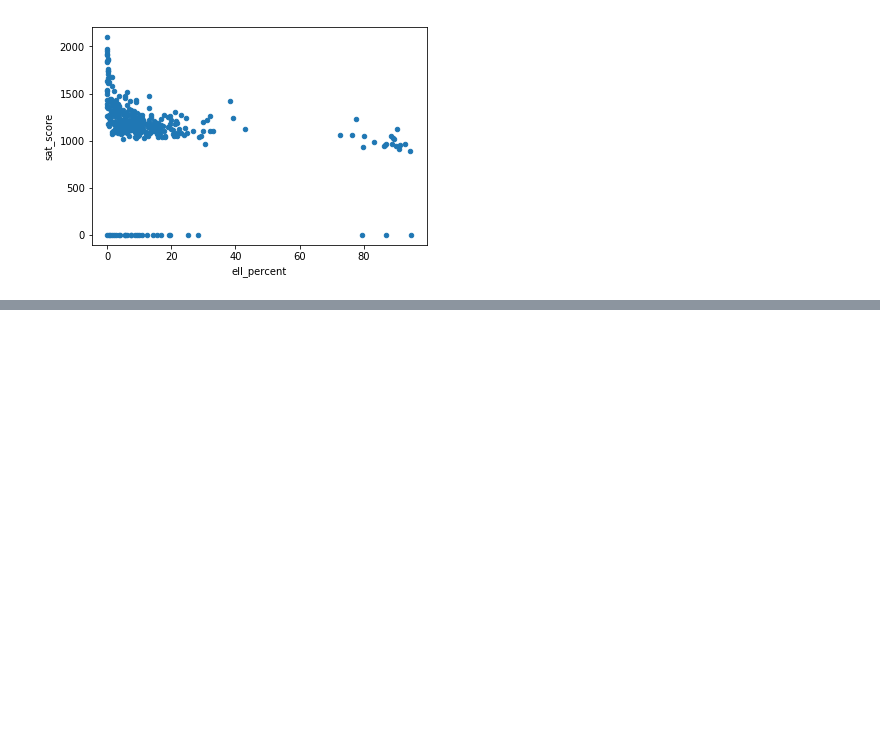
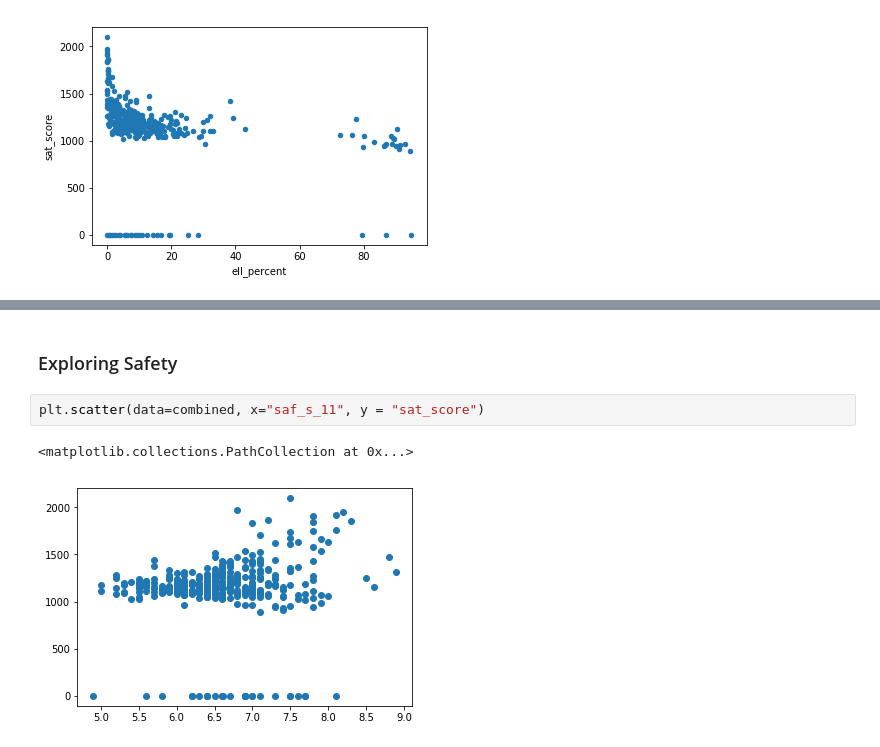
Before and after one commit to purvil/NYC-high-school-SAT-score-analysis, a Jupyter notebook: NYC high school data analysis.ipynb, the cells around one changed output, grey strips where cells are left out. Cells and saved outputs as stored; diff of their text form; blank space fills up the shorter version.

```diff
--- a/NYC high school data analysis.ipynb
+++ b/NYC high school data analysis.ipynb
@@ -444,0 +472,7 @@ combined.plot.scatter('ell_percent', 'sat_score')
+# %% [markdown]
+### Exploring Safety
+# %%
+plt.scatter(data=combined, x="saf_s_11", y = "sat_score")
+# %% [output]
+<matplotlib.collections.PathCollection at 0x...>
+[figure, added]
```
Also changed, not shown: parts of 30 cells of this notebook.
